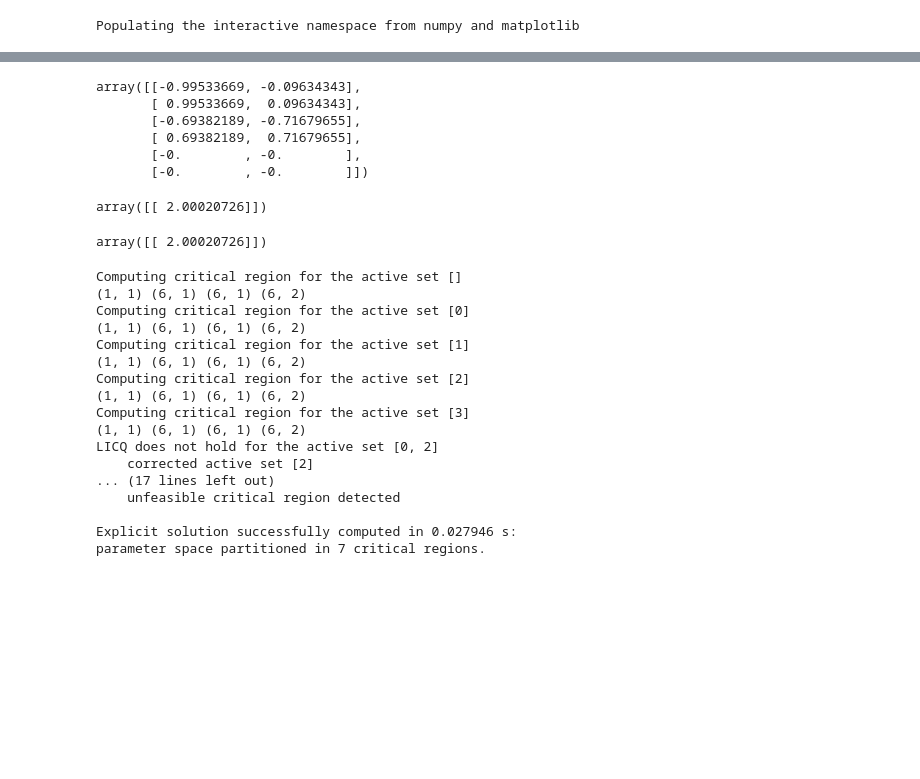
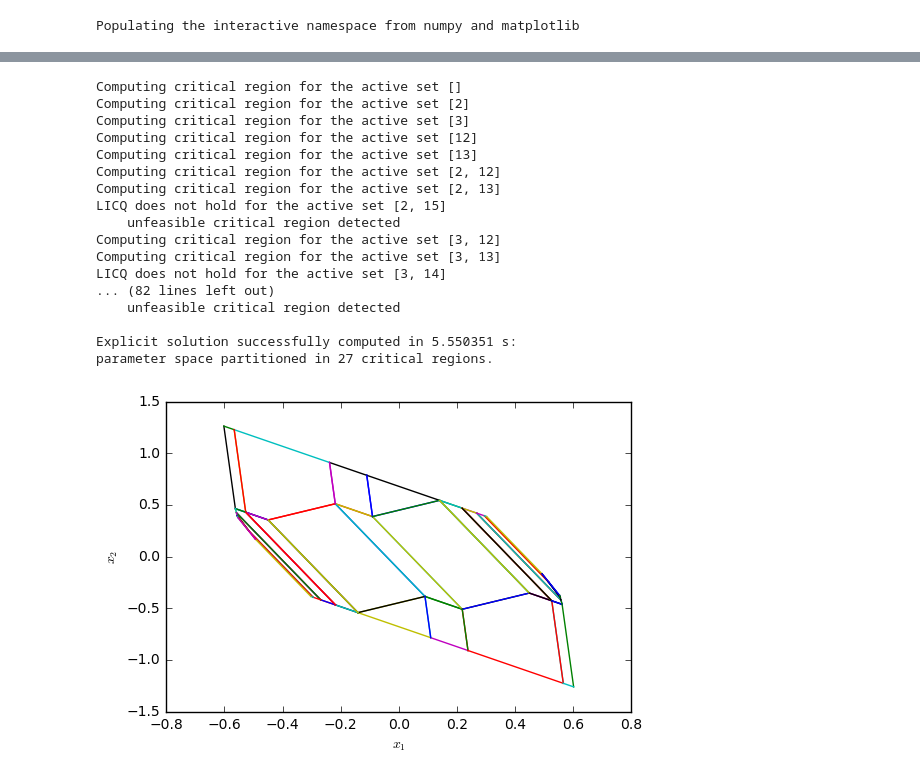
Before and after one commit to rdeits/drake-mpc, a Jupyter notebook: src/symbolic_comparison.ipynb, the cells around one changed output, grey strips where cells are left out. Cells and saved outputs as stored; diff of their text form; code cells hidden in the pictures; blank space fills up the shorter version.

```diff
--- a/src/symbolic_comparison.ipynb
+++ b/src/symbolic_comparison.ipynb
@@ -24,7 +24,7 @@ B = np.array([
 ])
 t_s = .1
 sys = mpc.DTLinearSystem.from_continuous(t_s, A, B)
-N = 1
+N = 5
 Q = np.eye(A.shape[0])/100.
 R = np.eye(B.shape[1])
 x_max = np.array([[np.pi/6.], [np.pi/20./(N*t_s)]])
@@ -132,39 +61,27 @@ array([[ 0.49614253],
-# %%
-sym_qp.E
-# %% [output]
-array([[-0.99533669, -0.09634343],
-       [ 0.99533669,  0.09634343],
-       [-0.69382189, -0.71679655],
-       [ 0.69382189,  0.71679655],
-       [-0.        , -0.        ],
-       [-0.        , -0.        ]])
-# %%
-mpc_qp.H
-# %% [output]
-array([[ 2.00020726]])
-# %%
-sym_qp.H
-# %% [output]
-array([[ 2.00020726]])
 # %%
 controller = mpc.MPCController(sym_qp, u.shape[0])
 # %%
 controller.compute_explicit_solution()
 # %% [output]
 Computing critical region for the active set []
-(1, 1) (6, 1) (6, 1) (6, 2)
-Computing critical region for the active set [0]
-(1, 1) (6, 1) (6, 1) (6, 2)
-Computing critical region for the active set [1]
-(1, 1) (6, 1) (6, 1) (6, 2)
 Computing critical region for the active set [2]
-(1, 1) (6, 1) (6, 1) (6, 2)
 Computing critical region for the active set [3]
-(1, 1) (6, 1) (6, 1) (6, 2)
-LICQ does not hold for the active set [0, 2]
-    corrected active set [2]
-... (17 lines left out)
+Computing critical region for the active set [12]
+Computing critical region for the active set [13]
+Computing critical region for the active set [2, 12]
+Computing critical region for the active set [2, 13]
+LICQ does not hold for the active set [2, 15]
+    unfeasible critical region detected
+Computing critical region for the active set [3, 12]
+Computing critical region for the active set [3, 13]
+LICQ does not hold for the active set [3, 14]
+... (82 lines left out)
     unfeasible critical region detected
 
-Explicit solution successfully computed in 0.027946 s:
-parameter space partitioned in 7 critical regions.
+Explicit solution successfully computed in 5.550351 s:
+parameter space partitioned in 27 critical regions.
+# %%
+for cr in controller.critical_regions:
+    cr.polytope.plot()
+# %% [output]
+[figure, added]
```
Also changed, not shown: parts of 9 cells of this notebook, 2 other files.
